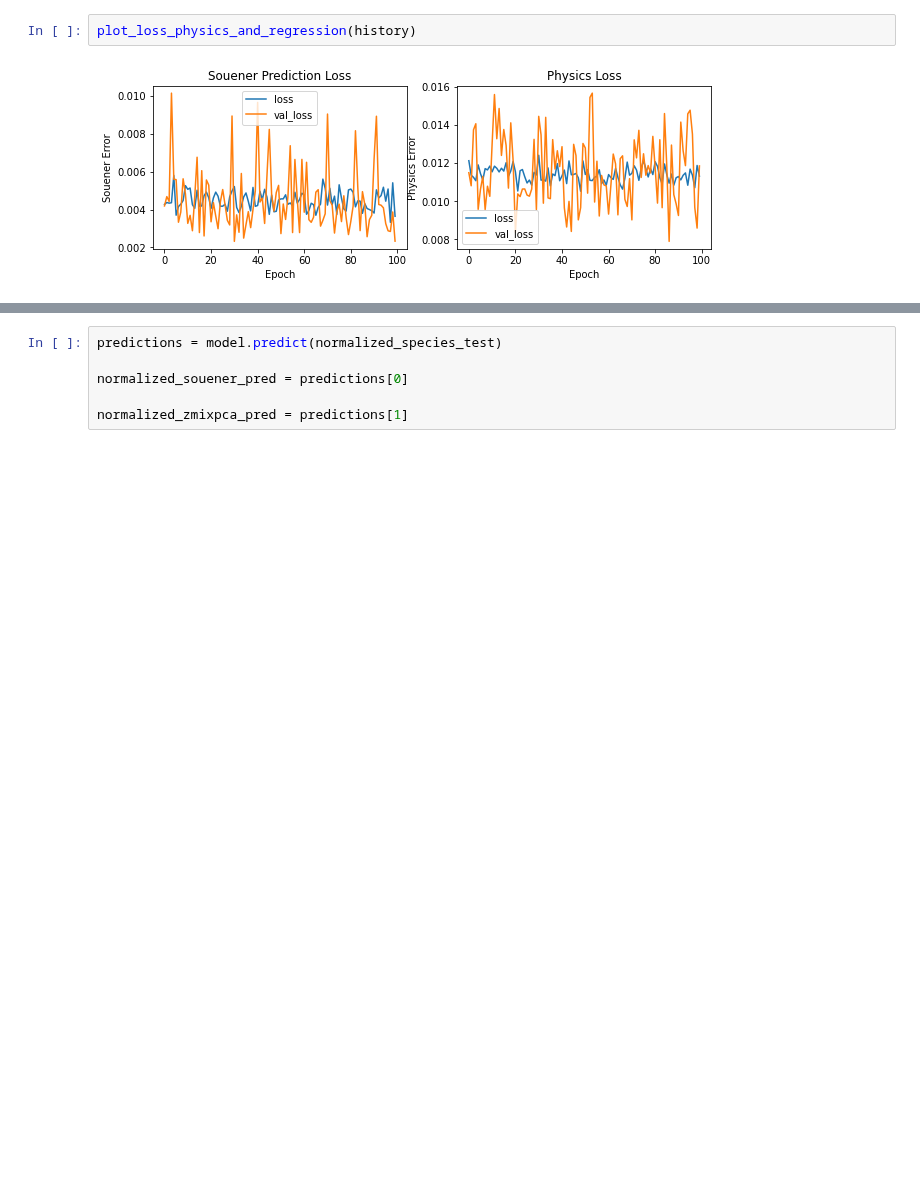
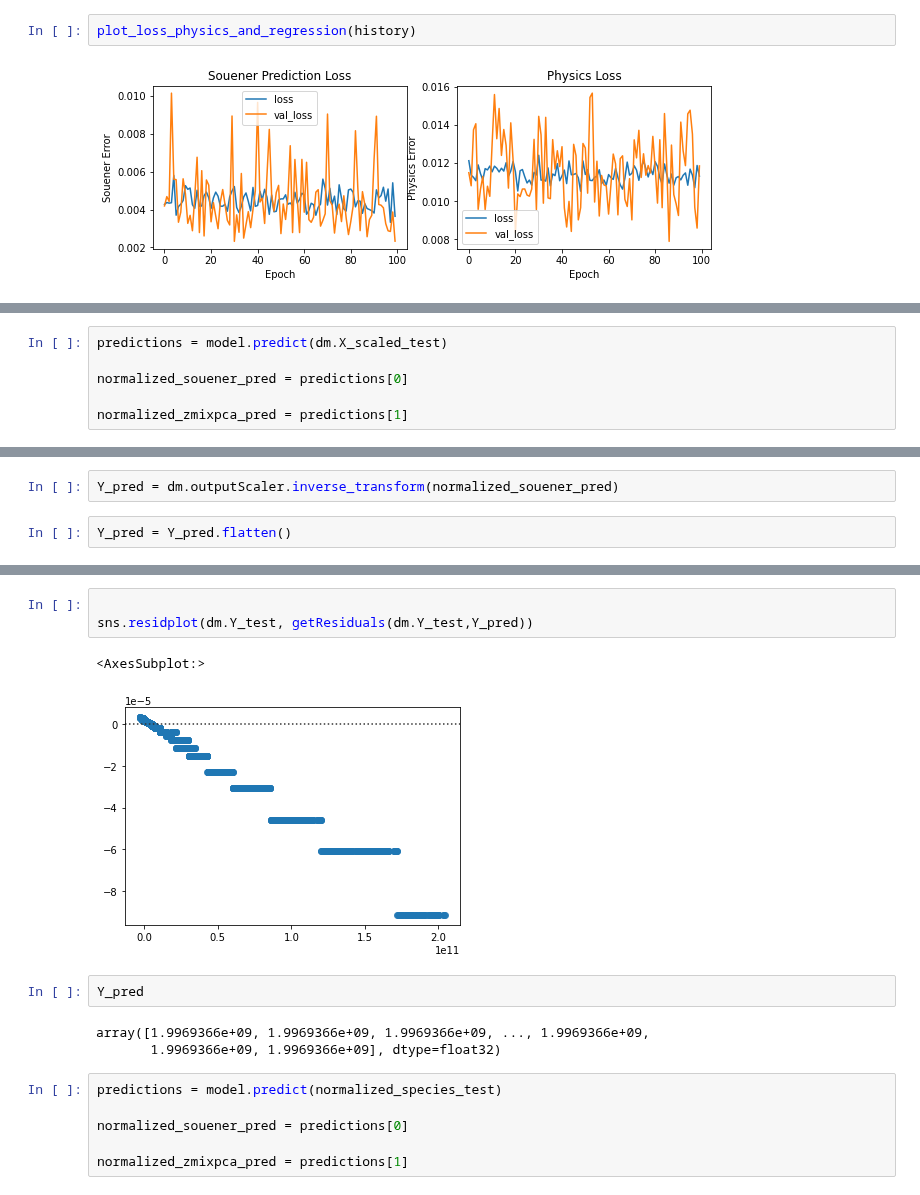
Before and after one commit to amolsalunkhe/ChemTab, a Jupyter notebook: PAPER1_PCA_GP_DNN_NEIGHBORDNN_PCDNN_V2.ipynb, the cells around one changed output, grey strips where cells are left out. Saved outputs shown, nothing was run; the diff lists cells and outputs as text; blank space fills up the shorter version.

```diff
--- a/PAPER1_PCA_GP_DNN_NEIGHBORDNN_PCDNN_V2.ipynb
+++ b/PAPER1_PCA_GP_DNN_NEIGHBORDNN_PCDNN_V2.ipynb
@@ -1725,0 +1675,6 @@ plot_loss_physics_and_regression(history)
+# %%
+predictions = model.predict(dm.X_scaled_test)
+
+normalized_souener_pred = predictions[0]
+
+normalized_zmixpca_pred = predictions[1]
@@ -1725,0 +1702,4 @@ plot_loss_physics_and_regression(history)
+# %%
+Y_pred = dm.outputScaler.inverse_transform(normalized_souener_pred)
+# %%
+Y_pred = Y_pred.flatten()
@@ -1726,3 +1766,14 @@ plot_loss_physics_and_regression(history)
+# %%
+
+sns.residplot(dm.Y_test, getResiduals(dm.Y_test,Y_pred))
+# %% [output]
+<AxesSubplot:>
+[figure, added]
+# %%
+Y_pred
+# %% [output]
+array([1.9969366e+09, 1.9969366e+09, 1.9969366e+09, ..., 1.9969366e+09,
+       1.9969366e+09, 1.9969366e+09], dtype=float32)
 # %%
 predictions = model.predict(normalized_species_test)
 
```
Also changed, not shown: parts of 104 cells of this notebook, 1 other file.
